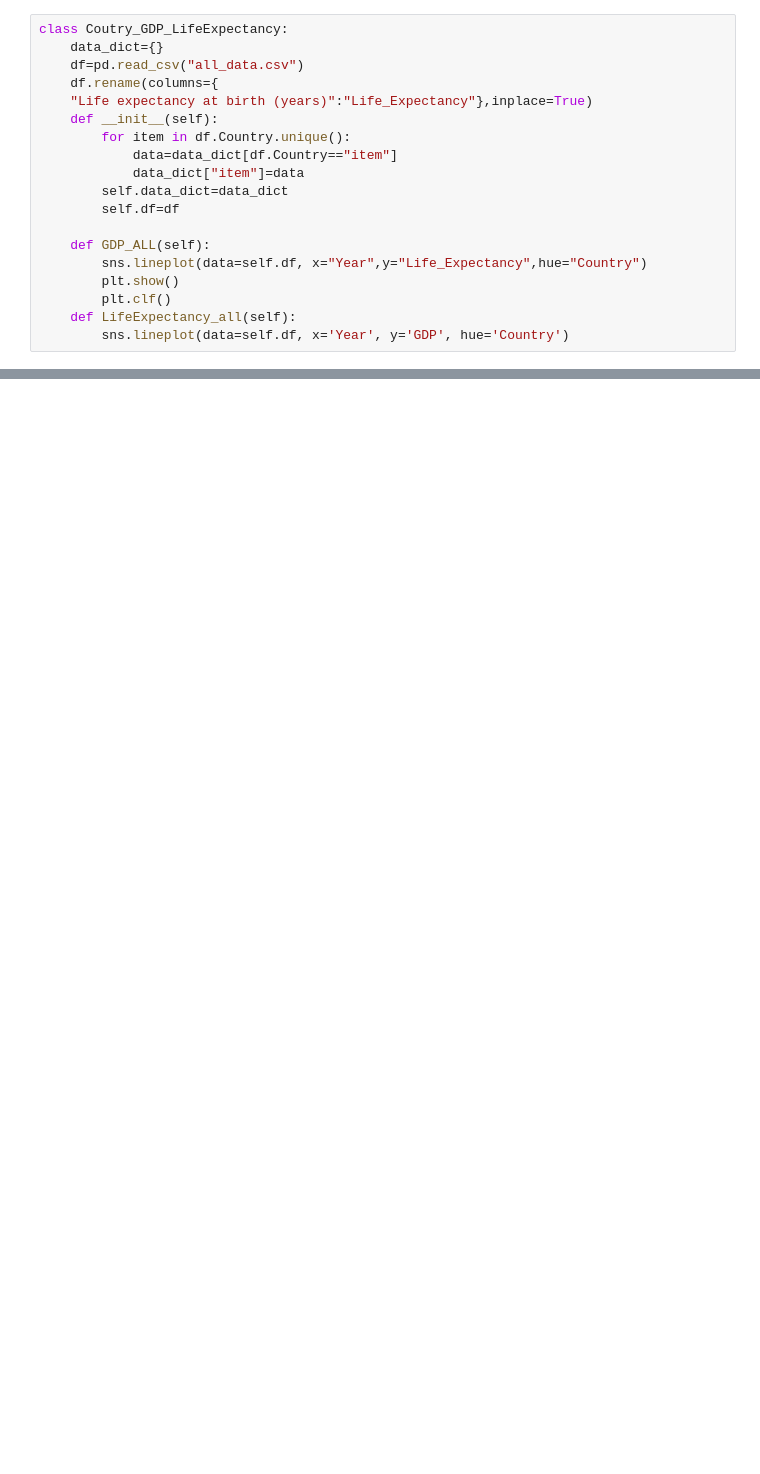
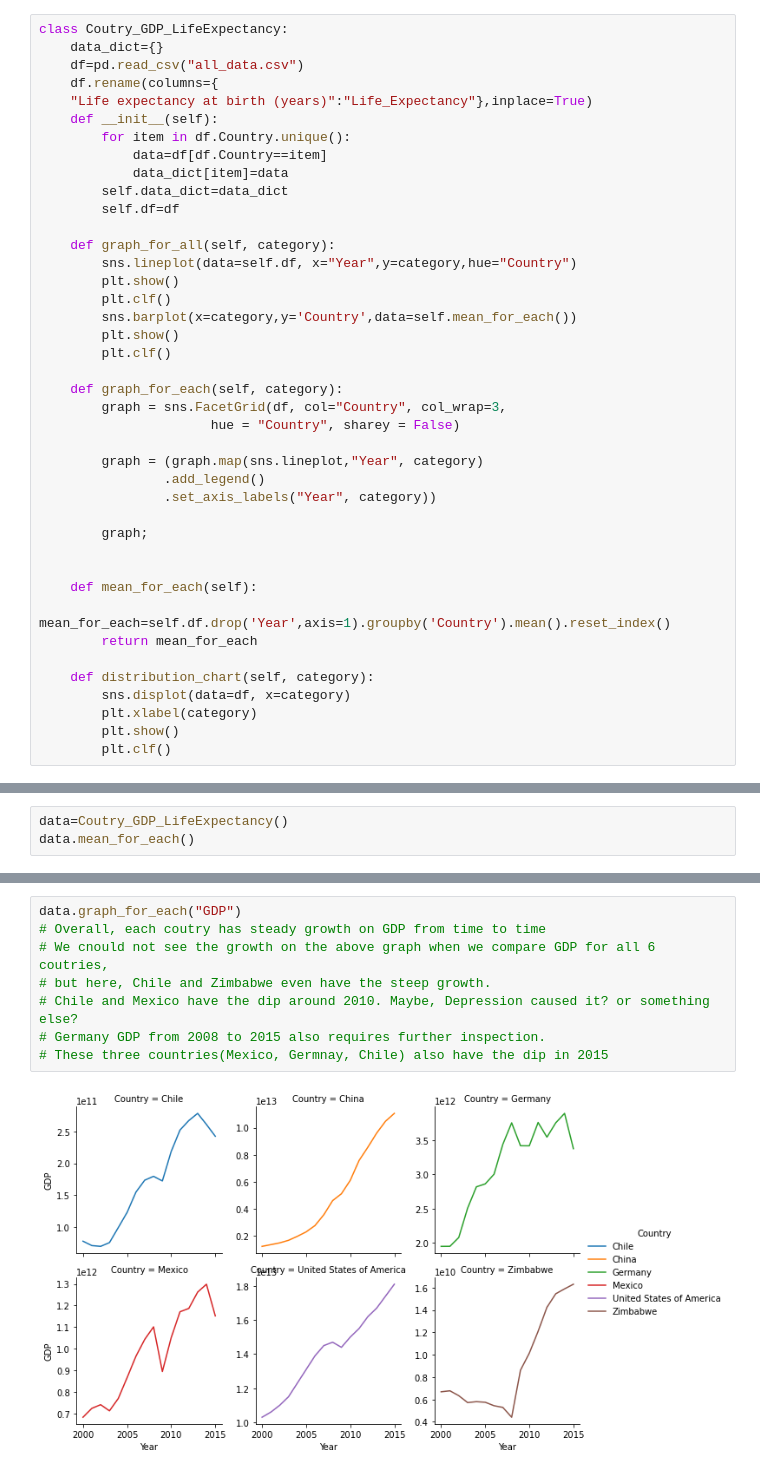
Before and after one commit to tti440/Life_Expectancy_GDP_Portfolio, a Jupyter notebook: life_expectancy_gdp.ipynb, the cells around one changed output, grey strips where cells are left out. Cells and saved outputs as stored; diff of their text form; blank space fills up the shorter version.

Commit message:
Update life_expectancy_gdp.ipynb
Second Commit
Update the old one with the new one

```diff
--- a/life_expectancy_gdp.ipynb
+++ b/life_expectancy_gdp.ipynb
@@ -36,14 +159,36 @@ class Coutry_GDP_LifeExpectancy:
     "Life expectancy at birth (years)":"Life_Expectancy"},inplace=True)
     def __init__(self):
         for item in df.Country.unique():
-            data=data_dict[df.Country=="item"]
-            data_dict["item"]=data
+            data=df[df.Country==item]
+            data_dict[item]=data
         self.data_dict=data_dict
         self.df=df
 
-    def GDP_ALL(self):
-        sns.lineplot(data=self.df, x="Year",y="Life_Expectancy",hue="Country")
+    def graph_for_all(self, category):
+        sns.lineplot(data=self.df, x="Year",y=category,hue="Country")
         plt.show()
         plt.clf()
-    def LifeExpectancy_all(self):
-        sns.lineplot(data=self.df, x='Year', y='GDP', hue='Country')
+        sns.barplot(x=category,y='Country',data=self.mean_for_each())
+        plt.show()
+        plt.clf()
+
+    def graph_for_each(self, category):
+        graph = sns.FacetGrid(df, col="Country", col_wrap=3,
+                      hue = "Country", sharey = False)
+
+        graph = (graph.map(sns.lineplot,"Year", category)
+                .add_legend()
+                .set_axis_labels("Year", category))
+
+        graph;
+
+
+    def mean_for_each(self):
+        mean_for_each=self.df.drop('Year',axis=1).groupby('Country').mean().reset_index()
+        return mean_for_each
+
+    def distribution_chart(self, category):
+        sns.displot(data=df, x=category)
+        plt.xlabel(category)
+        plt.show()
+        plt.clf()
@@ -85,0 +197,3 @@ ConversionError: Failed to convert value(s) to axis units: 'Life_Expectancy'
+# %%
+data=Coutry_GDP_LifeExpectancy()
+data.mean_for_each()
@@ -85,0 +229,10 @@ ConversionError: Failed to convert value(s) to axis units: 'Life_Expectancy'
+# %%
+data.graph_for_each("GDP")
+# Overall, each coutry has steady growth on GDP from time to time
+# We cnould not see the growth on the above graph when we compare GDP for all 6 coutries,
+# but here, Chile and Zimbabwe even have the steep growth.
+# Chile and Mexico have the dip around 2010. Maybe, Depression caused it? or something else?
+# Germany GDP from 2008 to 2015 also requires further inspection.
+# These three countries(Mexico, Germnay, Chile) also have the dip in 2015
+# %% [output]
+[figure, added]
```
Also changed, not shown: parts of 35 cells of this notebook.
